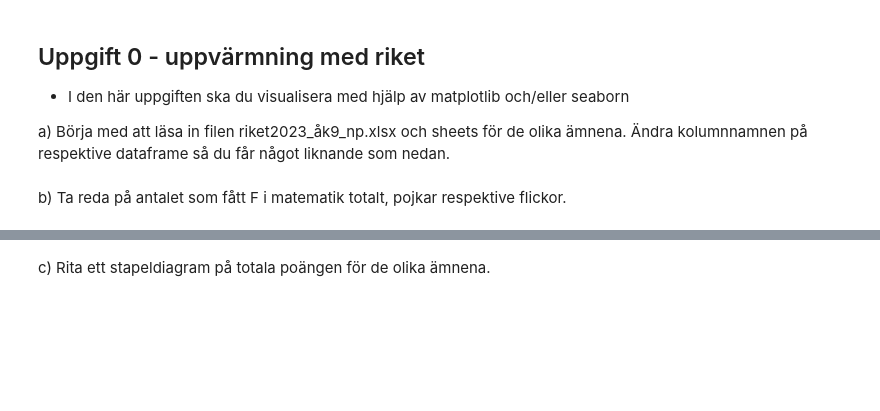
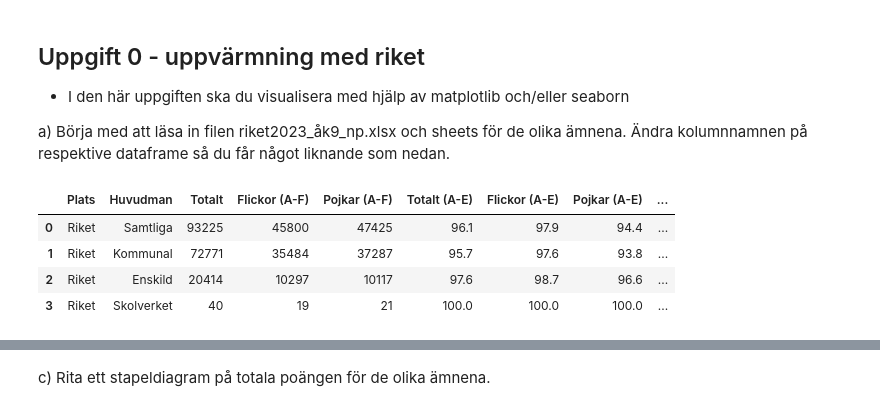
Before and after one commit to Joelholmb/Joel-Holmberg-OPA23, a Jupyter notebook: Labbar/Labb2.ipynb, the cells around one changed output, grey strips where cells are left out. Saved outputs shown, nothing was run; the diff lists cells and outputs as text; code cells hidden in the pictures; blank space fills up the shorter version.

```diff
--- a/Labbar/Labb2.ipynb
+++ b/Labbar/Labb2.ipynb
@@ -15,18 +15,34 @@ respektive dataframe så du får något liknande som nedan.
 # %%
 import pandas as pd
 
-df_riket = pd.read_excel("../data/riket2023_åk9_np.xlsx", skiprows=8)
+# Definiera de ämnen (sheets) som läses in från Excel-filen
+subjects = ["Engelska", "Matematik", "Svenska", "Svenska som andraspråk"]
 
-df_riket.columns = ["Plats", "Huvudman", "Totalt", "Flickor (A-F)", "Pojkar (A-F)",
-              "Totalt (A-E)", "Flickor (A-E)", "Pojkar (A-E)",
-              "Totalt (poäng)", "Flickor (poäng)", "Pojkar (poäng)"]
+excel_file = pd.ExcelFile("../data/riket2023_åk9_np.xlsx")
 
+# Dictionary för att hålla DataFrames för varje ämne
+dataframes = {}
 
+# För varje ämne, läser in fliken och ändrar kolumnnamnen
+for subject in subjects:
+    # Läser in data från fliken för det aktuella ämnet
+    df_riket = excel_file.parse(sheet_name=subject, skiprows=8)
 
-df_riket
+    # Tilldelar nya kolumnnamn
+    df_riket.columns = ["Plats", "Huvudman", "Totalt", "Flickor (A-F)", "Pojkar (A-F)",
+                  "Totalt (A-E)", "Flickor (A-E)", "Pojkar (A-E)",
+                  "Totalt (poäng)", "Flickor (poäng)", "Pojkar (poäng)"]
+
+    # Sparar DataFrame i dictionary med ämnesnamnet som nyckel
+    dataframes[subject] = df_riket
+
+(dataframes["Svenska"])
+# %% [output]
+|  | Plats | Huvudman | Totalt | Flickor (A-F) | Pojkar (A-F) | Totalt (A-E) | Flickor (A-E) | Pojkar (A-E) | ... |
+| 0 | Riket | Samtliga | 93225 | 45800 | 47425 | 96.1 | 97.9 | 94.4 | ... |
+| 1 | Riket | Kommunal | 72771 | 35484 | 37287 | 95.7 | 97.6 | 93.8 | ... |
+| 2 | Riket | Enskild | 20414 | 10297 | 10117 | 97.6 | 98.7 | 96.6 | ... |
+| 3 | Riket | Skolverket | 40 | 19 | 21 | 100.0 | 100.0 | 100.0 | ... |
-# %% [markdown]
-
-b) Ta reda på antalet som fått F i matematik totalt, pojkar respektive flickor.
 # %%
 # Data för betyg totalt men också i procentform för de som fått A-E. Där har jag också gjort om det till decimail så man kan räkna på det
 elevbetyg_totalt = 106766
```
Also changed, not shown: parts of 5 cells of this notebook, 1 other file.
